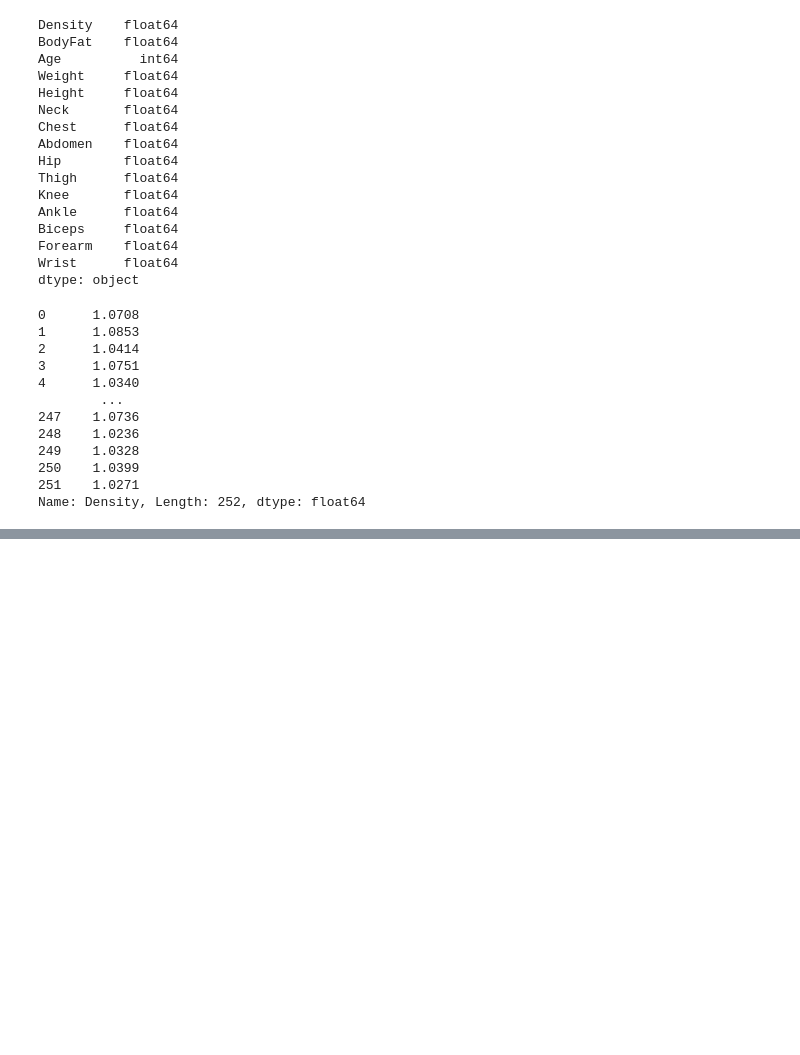
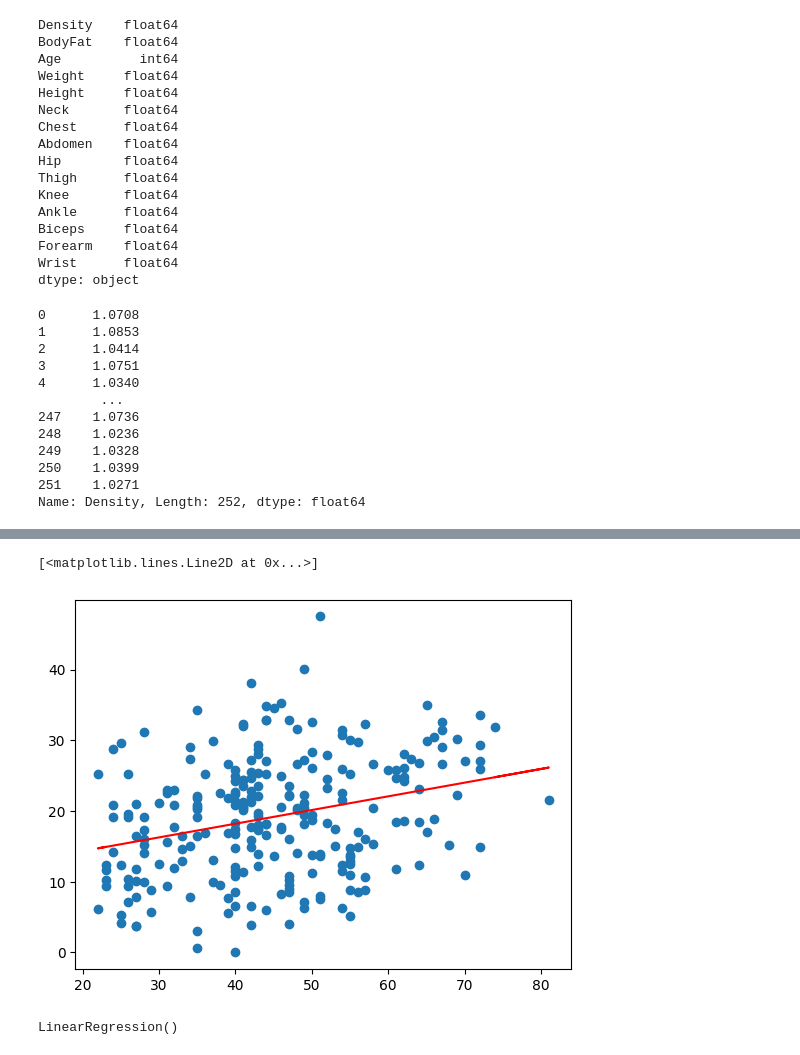
Before and after one commit to shayda-banihashemi/Fitness_BodyFat, a Jupyter notebook: Fitness_BodyFat.ipynb, the cells around one changed output, grey strips where cells are left out. Cells and saved outputs as stored; diff of their text form; code cells hidden in the pictures; blank space fills up the shorter version.

```diff
--- a/Fitness_BodyFat.ipynb
+++ b/Fitness_BodyFat.ipynb
@@ -125,0 +240,7 @@ Name: Density, Length: 252, dtype: float64
+# %%
+slope = np.polyval(lr, df.Age)
+plt.scatter(df.Age, df.BodyFat)
+plt.plot(df.Age, slope, 'r')
+# %% [output]
+[<matplotlib.lines.Line2D at 0x...>]
+[figure, added]
@@ -125,0 +255,5 @@ Name: Density, Length: 252, dtype: float64
+# %%
+model = LinearRegression()
+model.fit(x_train, y_train)
+# %% [output]
+LinearRegression()
```
Also changed, not shown: parts of 35 cells of this notebook, 1 other file.
